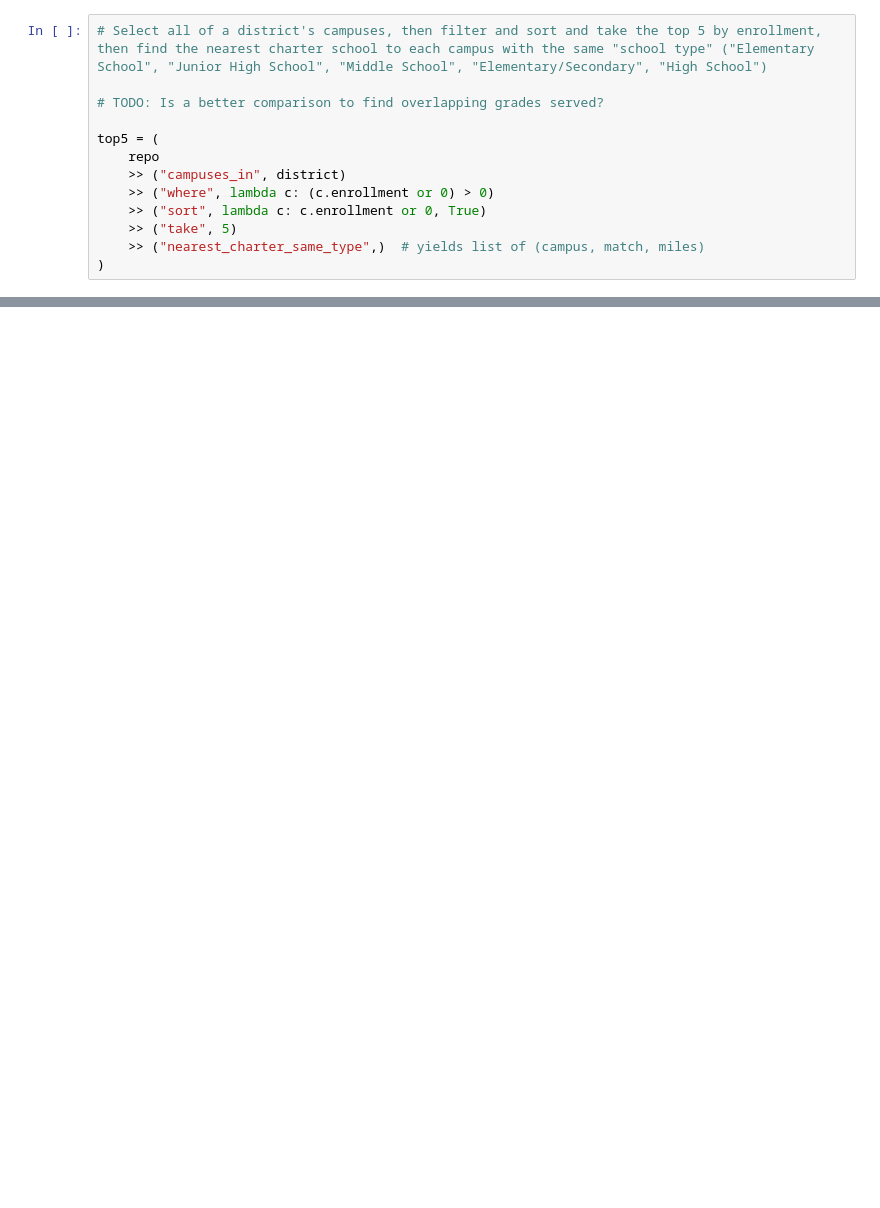
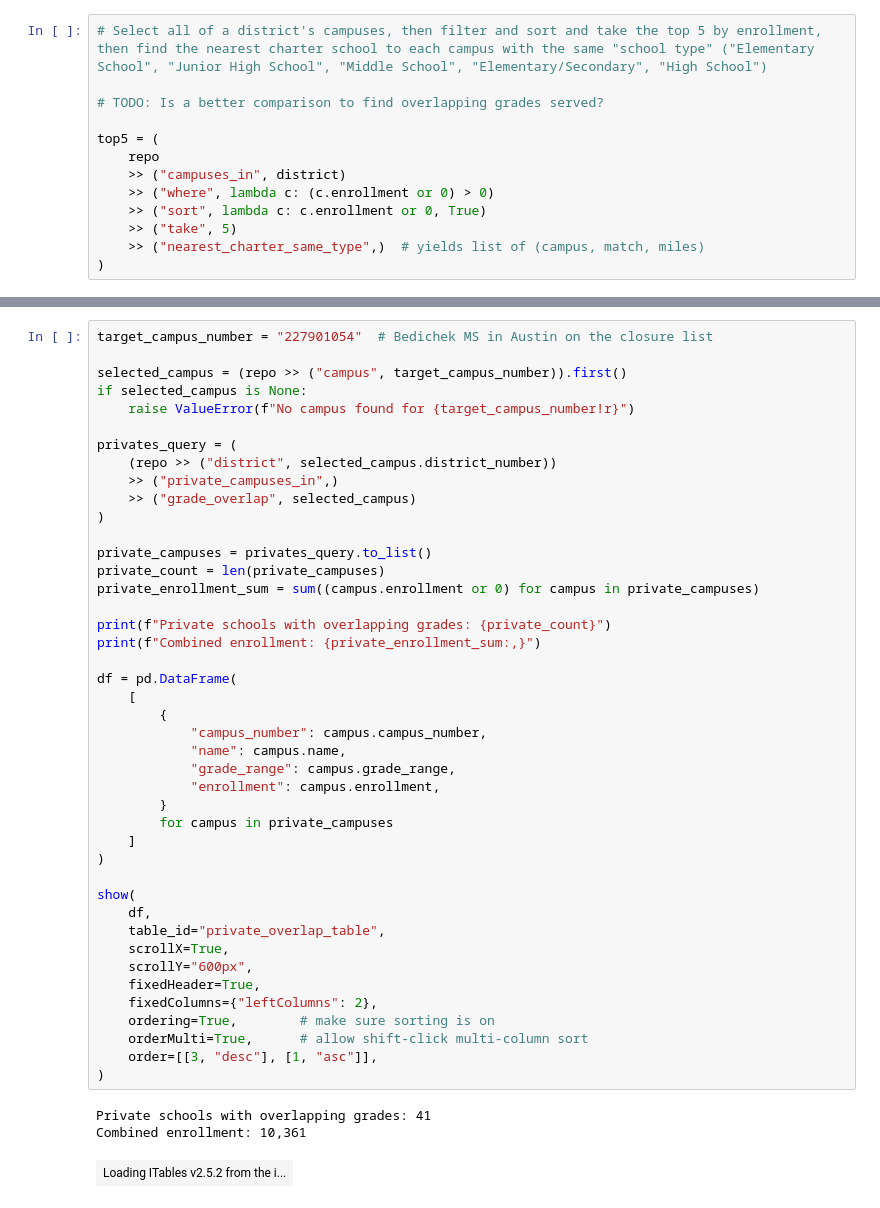
Before and after one commit to adpena/teadata, a Jupyter notebook: examples/School District Exploratory Analysis_10.2025.ipynb, the cells around one changed output, grey strips where cells are left out. Drawn from its saved outputs; the diff is of its cells as text; blank space fills up the shorter version.

```diff
--- a/examples/School District Exploratory Analysis_10.2025.ipynb
+++ b/examples/School District Exploratory Analysis_10.2025.ipynb
@@ -817,0 +887,47 @@ print(len(df.columns))
+# %%
+target_campus_number = "227901054"  # Bedichek MS in Austin on the closure list
+
+selected_campus = (repo >> ("campus", target_campus_number)).first()
+if selected_campus is None:
+    raise ValueError(f"No campus found for {target_campus_number!r}")
+
+privates_query = (
+    (repo >> ("district", selected_campus.district_number))
+    >> ("private_campuses_in",)
+    >> ("grade_overlap", selected_campus)
+)
+
+private_campuses = privates_query.to_list()
+private_count = len(private_campuses)
+private_enrollment_sum = sum((campus.enrollment or 0) for campus in private_campuses)
+
+print(f"Private schools with overlapping grades: {private_count}")
+print(f"Combined enrollment: {private_enrollment_sum:,}")
+
+df = pd.DataFrame(
+    [
+        {
+            "campus_number": campus.campus_number,
+            "name": campus.name,
+            "grade_range": campus.grade_range,
+            "enrollment": campus.enrollment,
+        }
+        for campus in private_campuses
+    ]
+)
+
+show(
+    df,
+    table_id="private_overlap_table",
+    scrollX=True,
+    scrollY="600px",
+    fixedHeader=True,
+    fixedColumns={"leftColumns": 2},
+    ordering=True,        # make sure sorting is on
+    orderMulti=True,      # allow shift-click multi-column sort
+    order=[[3, "desc"], [1, "asc"]],
+)
+# %% [output]
+Private schools with overlapping grades: 41
+Combined enrollment: 10,361
+| Loading ITables v2.5.2 from the i... |
```
Also changed, not shown: parts of 9 cells of this notebook.
